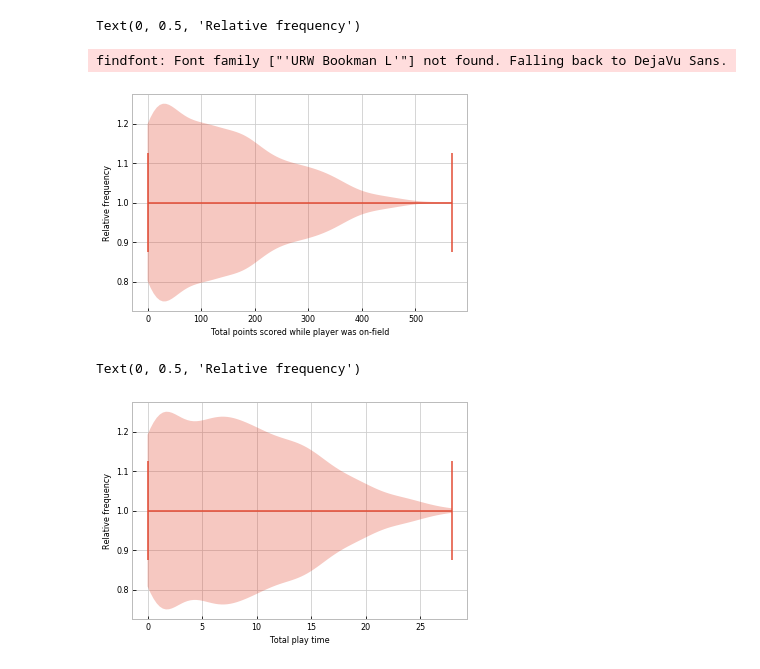
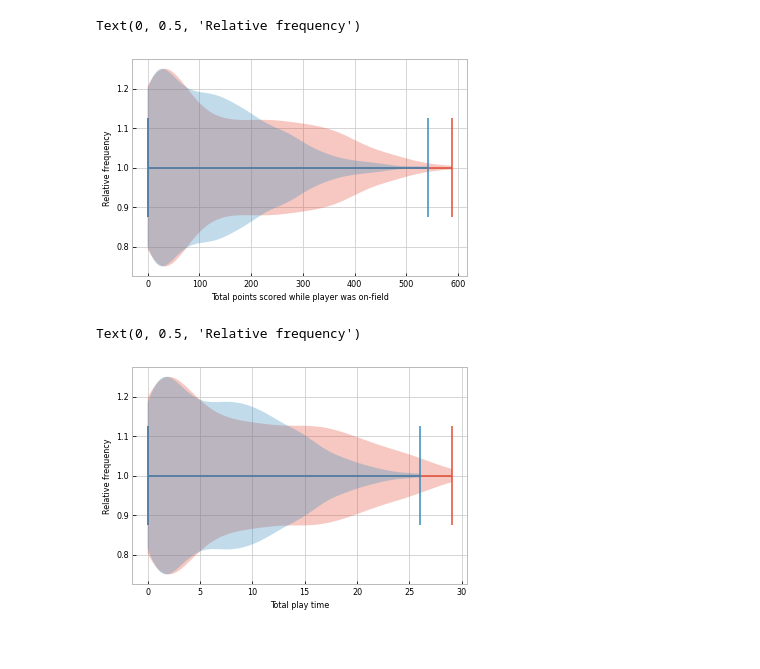
Before and after one commit to transientlunatic/Rugby-Data, a Jupyter notebook: notebooks/Player analysis.ipynb, the cells around one changed output. Saved outputs shown, nothing was run; the diff lists cells and outputs as text; code cells hidden in the pictures.

```diff
--- a/notebooks/Player analysis.ipynb
+++ b/notebooks/Player analysis.ipynb
@@ -5,5 +3,7 @@ data = pd.read_json("../json/Guinness Pro14-2018-2019.json")
 # %%
 from rugby import *
+# %%
+data = pd.read_json("../json/United Rugby Championship-2021-2022.json")
 # %%
-pro14 = Tournament("Pro 14", "2018-2019", data)
+pro14 = Tournament("URC", "2021-2022", data)
 # %% [output]
@@ -20,9 +37,14 @@ players = team.squad(pro14)
 # %%
+team = pro14.teams()[8]
+players = team.squad(pro14)
 print(team.name)
-row = "{:20}\t{}\t{}\t{:.2f}"
-print(row.format("Player", "Points", "Time",0 ))
-print("-"*(7+len(row.format("Player", "Points", "Time", 0 ))))
+row_head = "{:25} {:5} {:5} {:5}\t{:5} {:5}"
+row = "{:25} {:5} {:5} {:5}\t{:4.3f} {:4.3f}"
+print(row_head.format("Player", "Points", "Conc", "Time", "srate", "crate" ))
+print("-"*(10+len(row_head.format("Player", "Points", "Conc", "Time", 0,1 ))))
 for player in players:
     if player.total_play_time(pro14) == 0: continue
-    print(row.format(player.name, player.total_on_field_points(pro14), player.total_play_time(pro14), player.total_on_field_points(pro14) / player.total_play_time(pro14)))
+    print(row.format(player.name, player.total_on_field_points(pro14), player.total_on_conceeded_points(pro14), player.total_play_time(pro14),
+                     player.total_on_field_points(pro14) / player.total_play_time(pro14),
+                    player.total_on_conceeded_points(pro14) / player.total_play_time(pro14)))
 # %% [output]
@@ -50,22 +86,27 @@ total_Scores = {player.name: player.total_on_field_points(pro14) for player in p
 # %%
 import matplotlib.pyplot as plt
 # %%
+total_Scores = {player.name: player.total_on_field_points(premiership) for player in premiership.players()}
+plt.violinplot(total_Scores.values(), vert=False);
+total_Scores = {player.name: player.total_on_field_points(pro14) for player in pro14.players()}
 plt.violinplot(total_Scores.values(), vert=False);
 plt.xlabel("Total points scored while player was on-field")
 plt.ylabel("Relative frequency")
 # %% [output]
 Text(0, 0.5, 'Relative frequency')
-findfont: Font family ["'URW Bookman L'"] not found. Falling back to DejaVu Sans.
-[figure, old version]
+[figure, new version]
 # %%
 import numpy as np
+total_times = {player.name: player.total_play_time(premiership) for player in premiership.players()}
+plt.violinplot(np.array(list(total_times.values()))/60, vert=False);
+total_times = {player.name: player.total_play_time(pro14) for player in pro14.players()}
 plt.violinplot(np.array(list(total_times.values()))/60, vert=False);
 plt.xlabel("Total play time")
 plt.ylabel("Relative frequency")
 
 #plt.annotate("Stuart Hogg", xy=(total_times['Stuart Hogg']/60, 1.1), rotation=45)
 #plt.annotate("George Horne", xy=(total_times['George Horne']/60, 1.1), rotation=45)
 #plt.annotate("Rob Harley", xy=(total_times['Robert Harley']/60, 1.1), rotation=45)
 # %% [output]
 Text(0, 0.5, 'Relative frequency')
-[figure, old version]
+[figure, new version]
```
Also changed, not shown: parts of 20 cells of this notebook, 15 other files.
